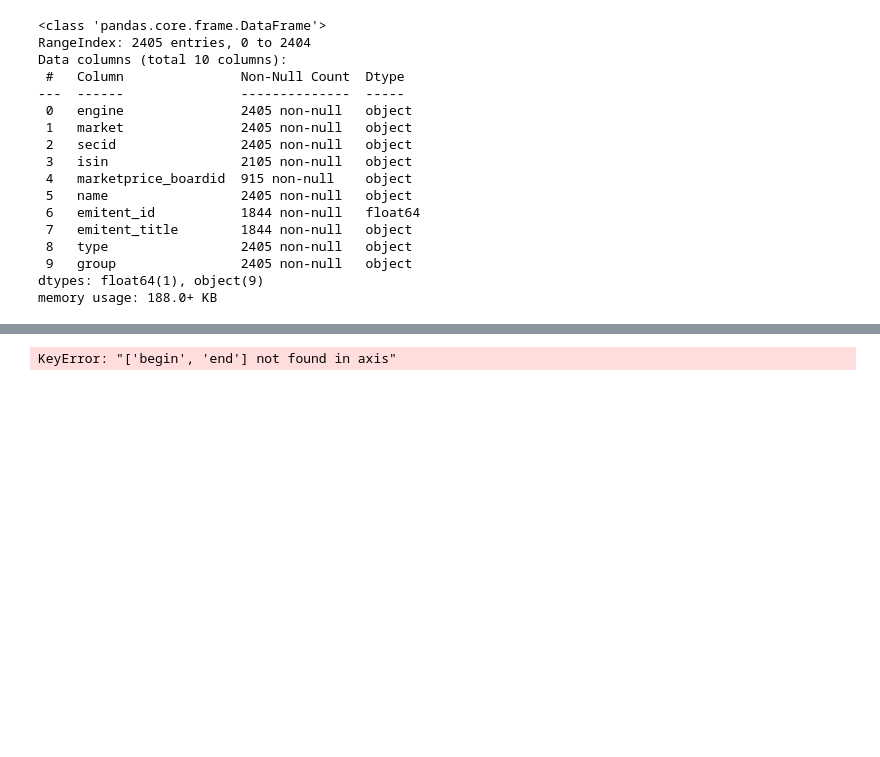
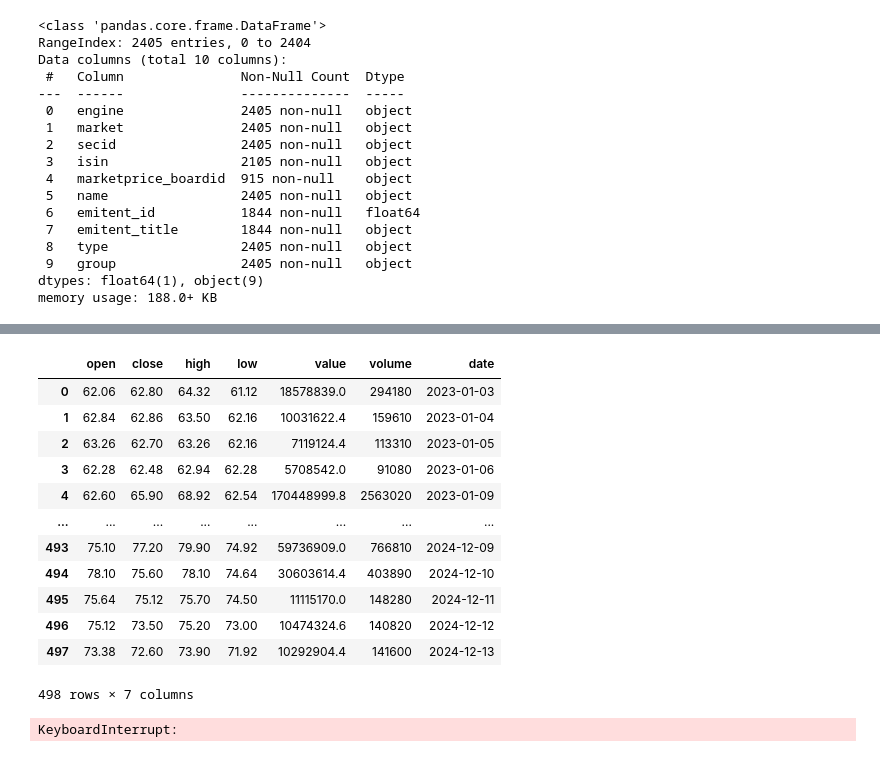
Before and after one commit to KirilinAM/prediction-of-quotations-by-classical-ML-methods, a Jupyter notebook: candles collection.ipynb, the cells around one changed output, grey strips where cells are left out. Drawn from its saved outputs; the diff is of its cells as text; code cells hidden in the pictures; blank space fills up the shorter version.

```diff
--- a/candles collection.ipynb
+++ b/candles collection.ipynb
@@ -38,20 +38,36 @@ securities_df.head()
 # %%
 def get_day_candles_df_from_2023(engine,market,security):
     response = rq.get(
         f'https://iss.moex.com/iss/engines/{engine}/markets/{market}/securities/{security}/candles.json'
         ,params={
             'from': '2023-01-01 00:00:00'
             ,'interval': 24
         }
     )
     candles_json = response.json()['candles']
     df = pd.DataFrame(columns=candles_json['columns'],data=candles_json['data'])
-    df['date'] = df['begin'].map(lambda x: x[0:10])
-    df.drop(['begin','end'])
+    df['date'] = df['begin'].map(lambda x: datetime.strptime(x[0:10],'%Y-%m-%d'))
+    df = df.drop(['begin','end'],axis=1)
     return df
+
+get_day_candles_df_from_2023('stock','shares','ABIO')
+# %% [output]
+|  | open | close | high | low | value | volume | date |
+| 0 | 62.06 | 62.80 | 64.32 | 61.12 | 18578839.0 | 294180 | 2023-01-03 |
+| 1 | 62.84 | 62.86 | 63.50 | 62.16 | 10031622.4 | 159610 | 2023-01-04 |
+| 2 | 63.26 | 62.70 | 63.26 | 62.16 | 7119124.4 | 113310 | 2023-01-05 |
+| 3 | 62.28 | 62.48 | 62.94 | 62.28 | 5708542.0 | 91080 | 2023-01-06 |
+| 4 | 62.60 | 65.90 | 68.92 | 62.54 | 170448999.8 | 2563020 | 2023-01-09 |
+| ... | ... | ... | ... | ... | ... | ... | ... |
+| 493 | 75.10 | 77.20 | 79.90 | 74.92 | 59736909.0 | 766810 | 2024-12-09 |
+| 494 | 78.10 | 75.60 | 78.10 | 74.64 | 30603614.4 | 403890 | 2024-12-10 |
+| 495 | 75.64 | 75.12 | 75.70 | 74.50 | 11115170.0 | 148280 | 2024-12-11 |
+| 496 | 75.12 | 73.50 | 75.20 | 73.00 | 10474324.6 | 140820 | 2024-12-12 |
+| 497 | 73.38 | 72.60 | 73.90 | 71.92 | 10292904.4 | 141600 | 2024-12-13 |
+498 rows × 7 columns
 # %%
-# for i in tqdm(range(len(securities_df))):
-for i in tqdm(range(10)):
+for i in tqdm(range(len(securities_df))):
+# for i in tqdm(range(10)):
     item = securities_df.iloc[i]
     engine,market,security = item['engine'],item['market'],item['secid']
     df = get_day_candles_df_from_2023(engine,market,security)
@@ -61,6 +77,6 @@ for i in tqdm(range(10)):
     else:
         df.to_csv('data/candles',mode='a',index=False,header=False)
 # %% [output]
-KeyError: "['begin', 'end'] not found in axis"
+KeyboardInterrupt:
 # %%
 candle_df = pd.read_csv('data/candles')
```
Also changed, not shown: parts of 3 cells of this notebook, 3 other files.
